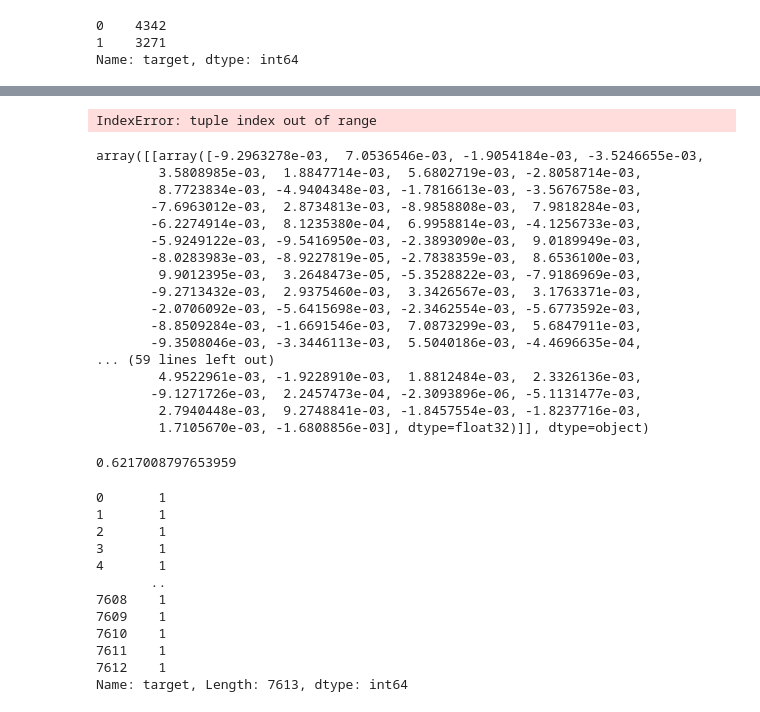
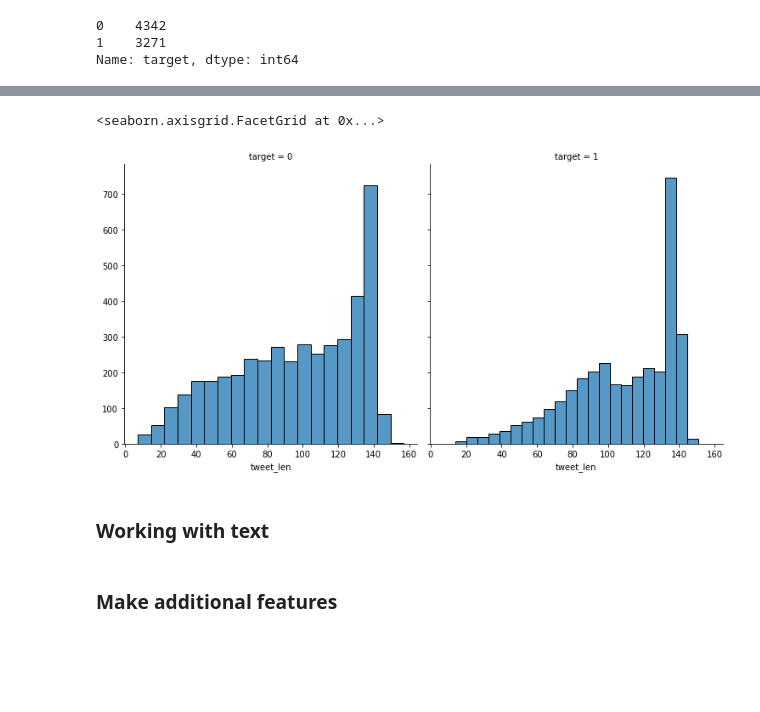
Before and after one commit to EvgeniiMaslov/python-playground, a Jupyter notebook: kaggle/disaster_tweets.ipynb, the cells around one changed output, grey strips where cells are left out. Saved outputs shown, nothing was run; the diff lists cells and outputs as text; code cells hidden in the pictures; blank space fills up the shorter version.

```diff
--- a/kaggle/disaster_tweets.ipynb
+++ b/kaggle/disaster_tweets.ipynb
@@ -211,47 +112,14 @@ Name: text, Length: 7613, dtype: object
-# %%
-x_train, x_test, y_train, y_test = train_test_split(t, y, test_size=0.2, random_state=42)
-
-model = XGBClassifier()
-model.fit(x_train, y_train)
-pred = model.predict(x_test)
-# %% [output]
-IndexError: tuple index out of range
-# %%
-x_train
-# %% [output]
-array([[array([-9.2963278e-03,  7.0536546e-03, -1.9054184e-03, -3.5246655e-03,
-        3.5808985e-03,  1.8847714e-03,  5.6802719e-03, -2.8058714e-03,
-        8.7723834e-03, -4.9404348e-03, -1.7816613e-03, -3.5676758e-03,
-       -7.6963012e-03,  2.8734813e-03, -8.9858808e-03,  7.9818284e-03,
-       -6.2274914e-03,  8.1235380e-04,  6.9958814e-03, -4.1256733e-03,
-       -5.9249122e-03, -9.5416950e-03, -2.3893090e-03,  9.0189949e-03,
-       -8.0283983e-03, -8.9227819e-05, -2.7838359e-03,  8.6536100e-03,
-        9.9012395e-03,  3.2648473e-05, -5.3528822e-03, -7.9186969e-03,
-       -9.2713432e-03,  2.9375460e-03,  3.3426567e-03,  3.1763371e-03,
-       -2.0706092e-03, -5.6415698e-03, -2.3462554e-03, -5.6773592e-03,
-       -8.8509284e-03, -1.6691546e-03,  7.0873299e-03,  5.6847911e-03,
-       -9.3508046e-03, -3.3446113e-03,  5.5040186e-03, -4.4696635e-04,
-... (59 lines left out)
-        4.9522961e-03, -1.9228910e-03,  1.8812484e-03,  2.3326136e-03,
-       -9.1271726e-03,  2.2457473e-04, -2.3093896e-06, -5.1131477e-03,
-        2.7940448e-03,  9.2748841e-03, -1.8457554e-03, -1.8237716e-03,
-        1.7105670e-03, -1.6808856e-03], dtype=float32)]], dtype=object)
-# %%
-f1_score(pred, y_test)
-# %% [output]
-0.6217008797653959
-# %%
-y
-# %% [output]
-0       1
-1       1
-2       1
-3       1
-4       1
-       ..
-7608    1
-7609    1
-7610    1
-7611    1
-7612    1
-Name: target, Length: 7613, dtype: int64
+# %%
+visual_df = train.copy()
+# %%
+visual_df['tweet_len'] = visual_df['text'].str.len()
+
+g = sns.FacetGrid(visual_df, col='target', height=5.5, aspect=.95)
+g.map(sns.histplot, 'tweet_len')
+# %% [output]
+<seaborn.axisgrid.FacetGrid at 0x...>
+[figure, added]
+# %% [markdown]
+### Working with text
+# %% [markdown]
+### Make additional features
```
Also changed, not shown: parts of 27 cells of this notebook, 1 other file.
